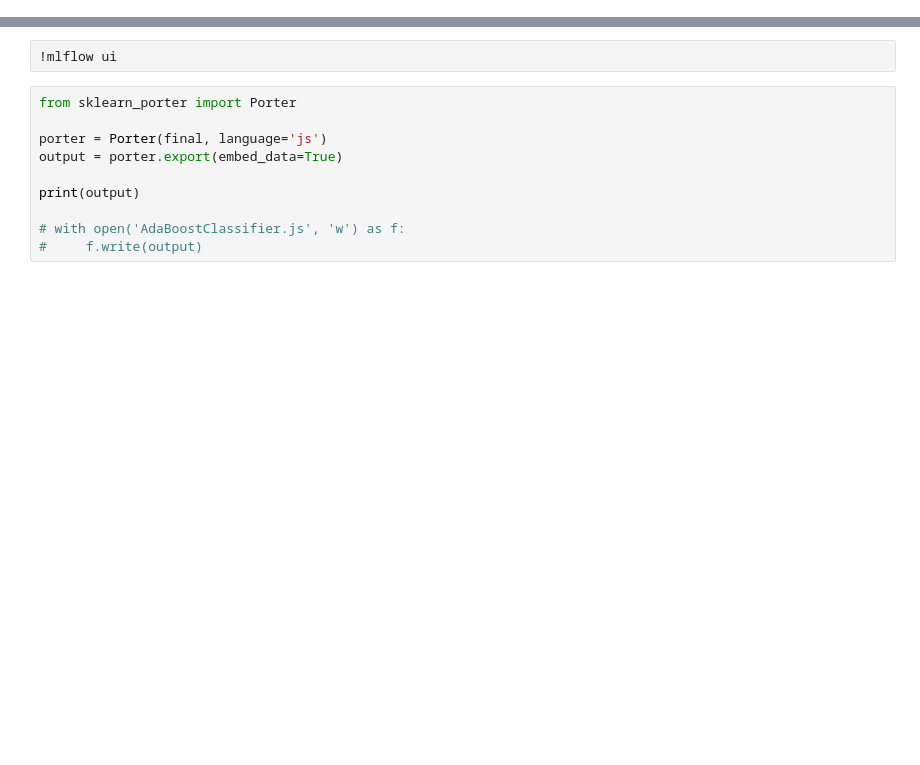
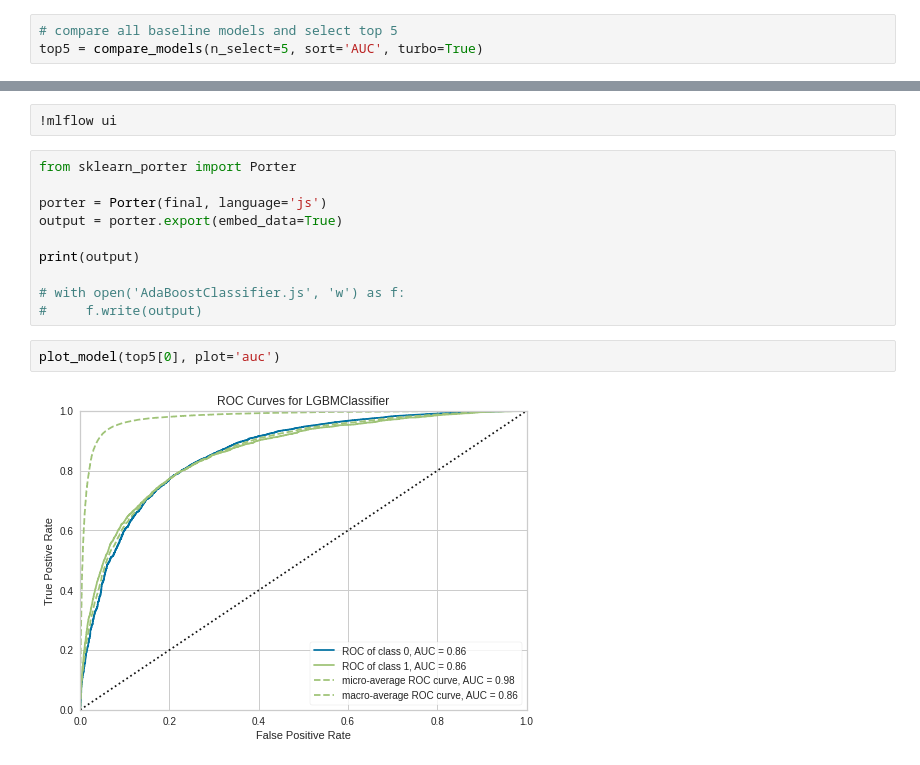
Before and after one commit to iamNCJ/Give-Me-Some-Credit, a Jupyter notebook: model/pycaret_model.ipynb, the cells around one changed output, grey strips where cells are left out. Saved outputs shown, nothing was run; the diff lists cells and outputs as text; blank space fills up the shorter version.

```diff
--- a/model/pycaret_model.ipynb
+++ b/model/pycaret_model.ipynb
@@ -17,0 +34,3 @@ top5 = compare_models(n_select=5, sort='AUC', )
+# %%
+# compare all baseline models and select top 5
+top5 = compare_models(n_select=5, sort='AUC', turbo=True)
@@ -65,3 +121,7 @@ print(output)
 
 # with open('AdaBoostClassifier.js', 'w') as f:
 #     f.write(output)
+# %%
+plot_model(top5[0], plot='auc')
+# %% [output]
+[figure, added]
```
Also changed, not shown: parts of 9 cells of this notebook, 2 other files.
